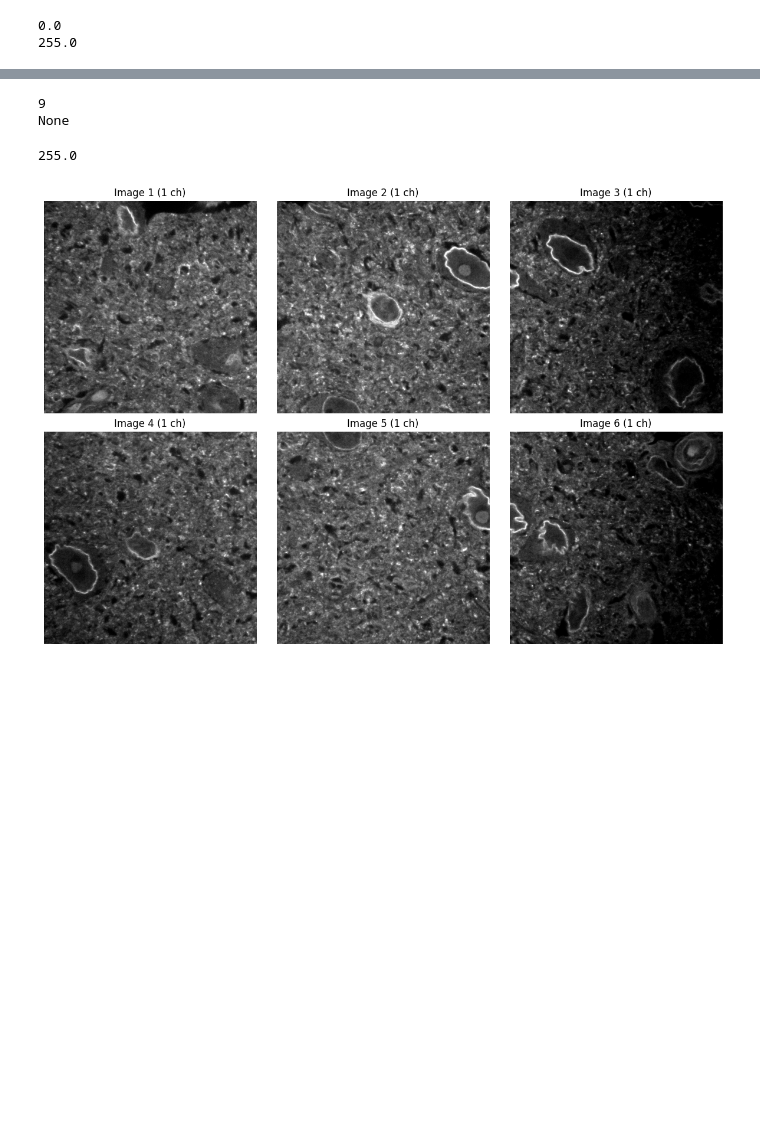
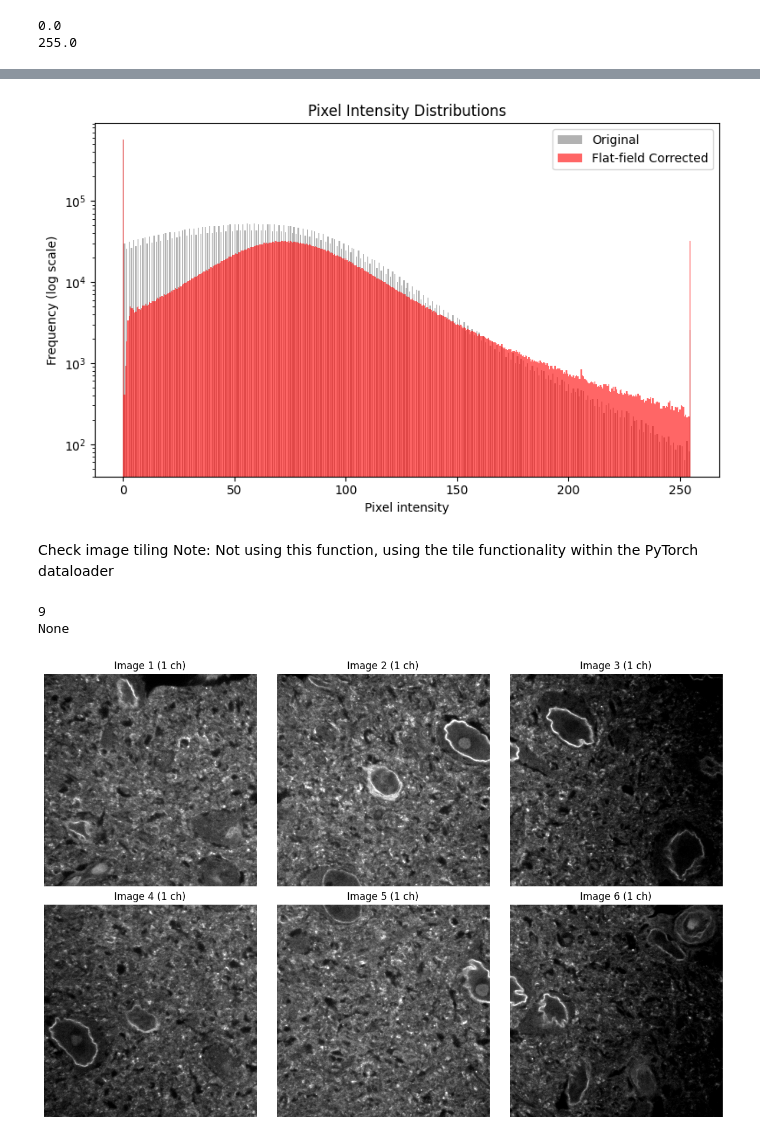
Before and after one commit to peneeta/neuro-ml-capstone, a Jupyter notebook: test_preprocessing.ipynb, the cells around one changed output, grey strips where cells are left out. Drawn from its saved outputs; the diff is of its cells as text; code cells hidden in the pictures; blank space fills up the shorter version.

```diff
--- a/test_preprocessing.ipynb
+++ b/test_preprocessing.ipynb
@@ -113,3 +148,23 @@ print(ff_corr.max())
+# %%
+bins = 500
+
+plt.figure(figsize=(8, 5))
+
+# Plot both histograms together
+plt.hist(bg_subbed.ravel(), bins=bins, color='gray', alpha=0.6, log=True, label='Original')
+plt.hist(ff_corr.ravel(), bins=bins, color='red', alpha=0.6, log=True, label='Flat-field Corrected')
+
+plt.title("Pixel Intensity Distributions")
+plt.xlabel("Pixel intensity")
+plt.ylabel("Frequency (log scale)")
+plt.legend()
+plt.tight_layout()
+plt.show()
+# %% [output]
+[figure, added]
+# %% [markdown]
+Check image tiling
+Note: Not using this function, using the tile functionality within the PyTorch dataloader
 # %%
 # check tiling function
 tiles = TileImages(active_ch)
@@ -117,10 +172,6 @@ print(print(len(tiles)))
 # %% [output]
 9
 None
-# %%
-tiles[1].max()
-# %% [output]
-255.0
 # %%
 # plot the first 6 tiled images if 6
 num_plots = len(tiles)
```
Also changed, not shown: parts of 4 cells of this notebook, 3 other files.
